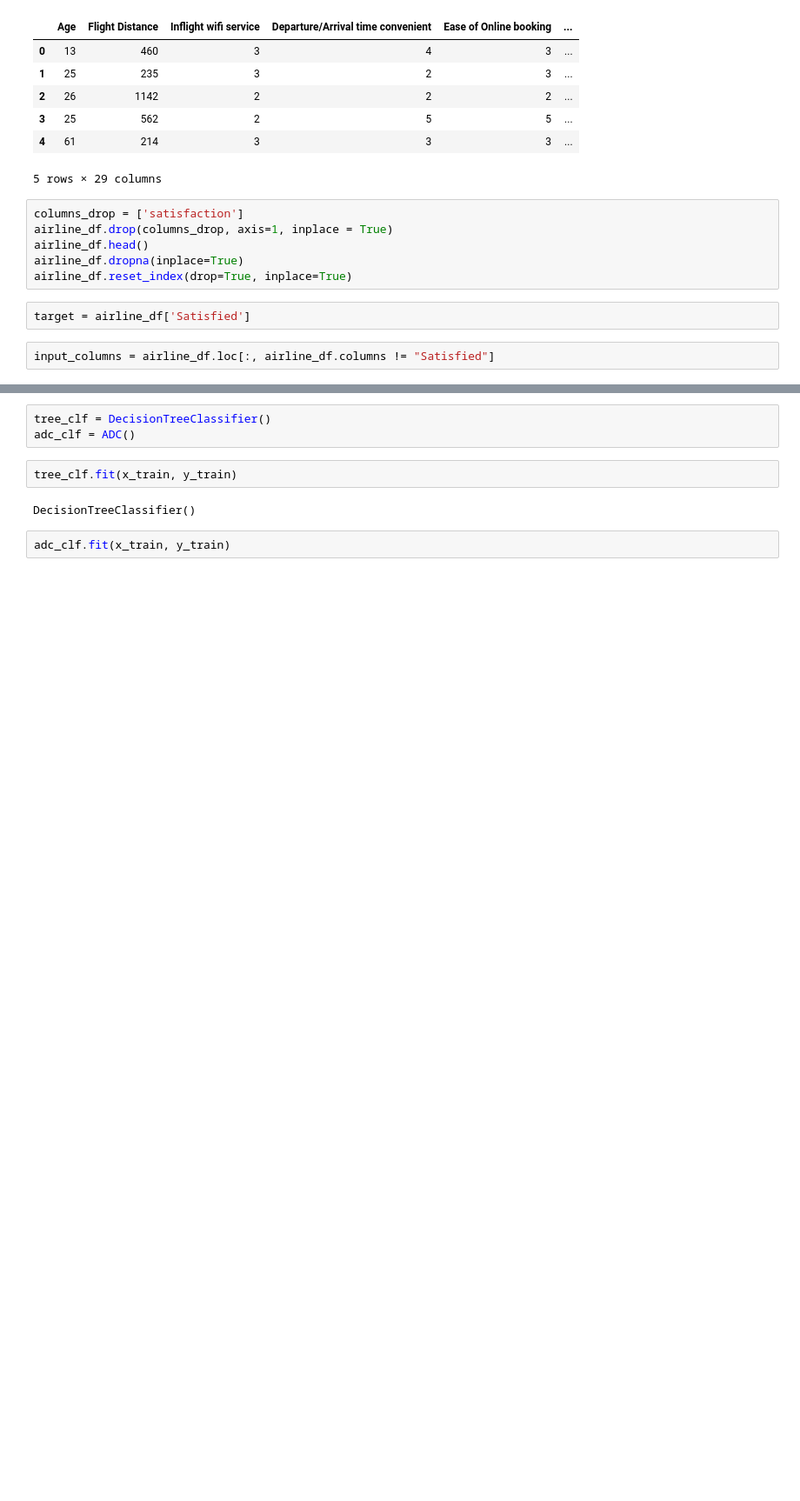
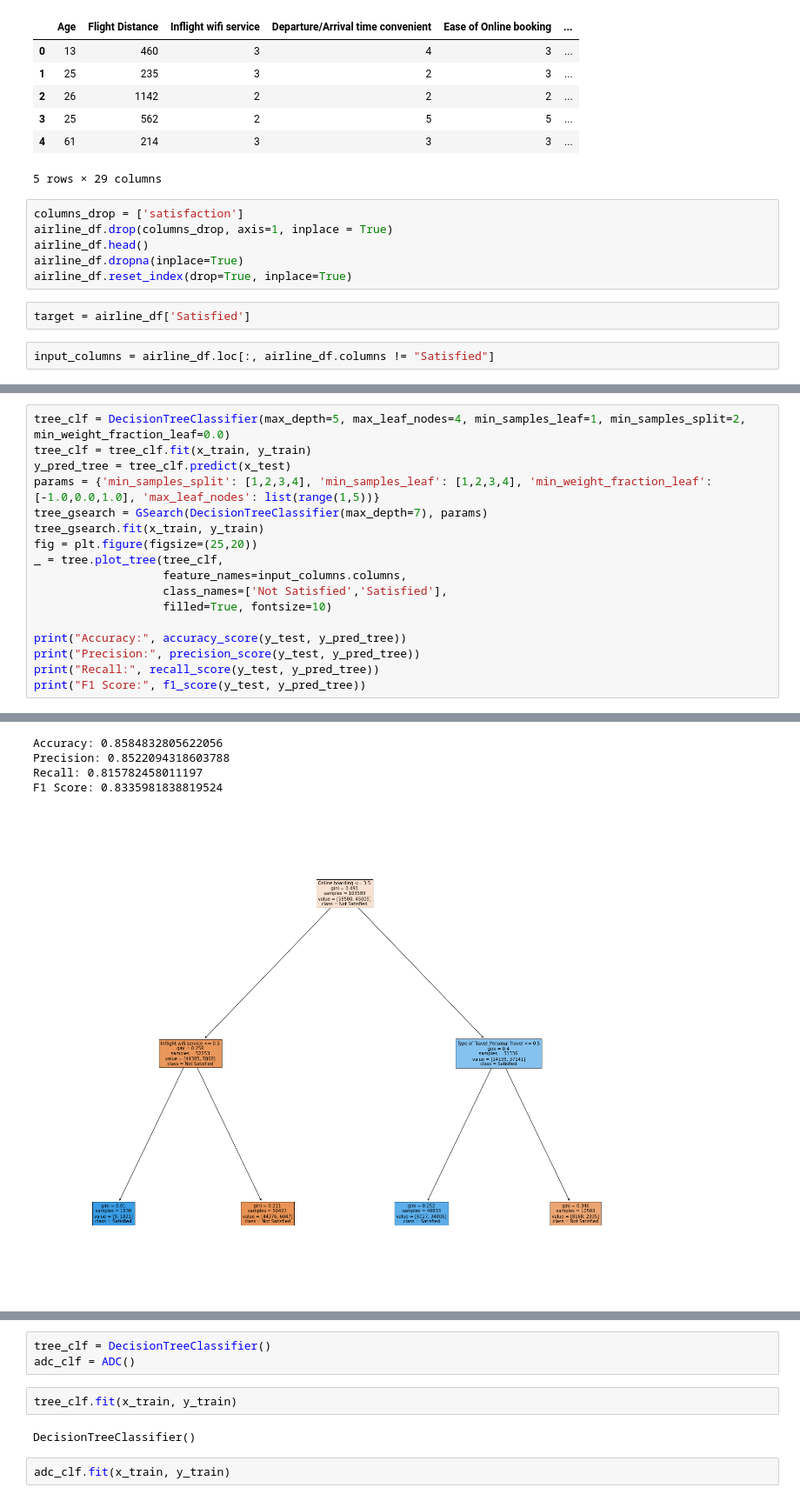
Before and after one commit to AnthonyCampbell208/SC22-BatchB-Frenzied-Physcists, a Jupyter notebook: final_project/model_training.ipynb, the cells around one changed output, grey strips where cells are left out. Shown at 87% size. Cells and saved outputs as stored; diff of their text form; blank space fills up the shorter version.

```diff
--- a/final_project/model_training.ipynb
+++ b/final_project/model_training.ipynb
@@ -206,0 +229,18 @@ A:  0.9577187427600586
+# %%
+tree_clf = DecisionTreeClassifier(max_depth=5, max_leaf_nodes=4, min_samples_leaf=1, min_samples_split=2, min_weight_fraction_leaf=0.0)
+tree_clf = tree_clf.fit(x_train, y_train)
+y_pred_tree = tree_clf.predict(x_test)
+params = {'min_samples_split': [1,2,3,4], 'min_samples_leaf': [1,2,3,4], 'min_weight_fraction_leaf': [-1.0,0.0,1.0], 'max_leaf_nodes': list(range(1,5))}
+tree_gsearch = GSearch(DecisionTreeClassifier(max_depth=7), params)
+tree_gsearch.fit(x_train, y_train)
+fig = plt.figure(figsize=(25,20))
+_ = tree.plot_tree(tree_clf,
+                   feature_names=input_columns.columns,
+                   class_names=['Not Satisfied','Satisfied'],
+                   filled=True, fontsize=10)
+
+print("Accuracy:", accuracy_score(y_test, y_pred_tree))
+print("Precision:", precision_score(y_test, y_pred_tree))
+print("Recall:", recall_score(y_test, y_pred_tree))
+print("F1 Score:", f1_score(y_test, y_pred_tree))
+# %% [output]
@@ -206,0 +264,5 @@ A:  0.9577187427600586
+Accuracy: 0.8584832805622056
+Precision: 0.8522094318603788
+Recall: 0.815782458011197
+F1 Score: 0.8335981838819524
+[figure, added]
```
Also changed, not shown: parts of 24 cells of this notebook, 5 other files.
